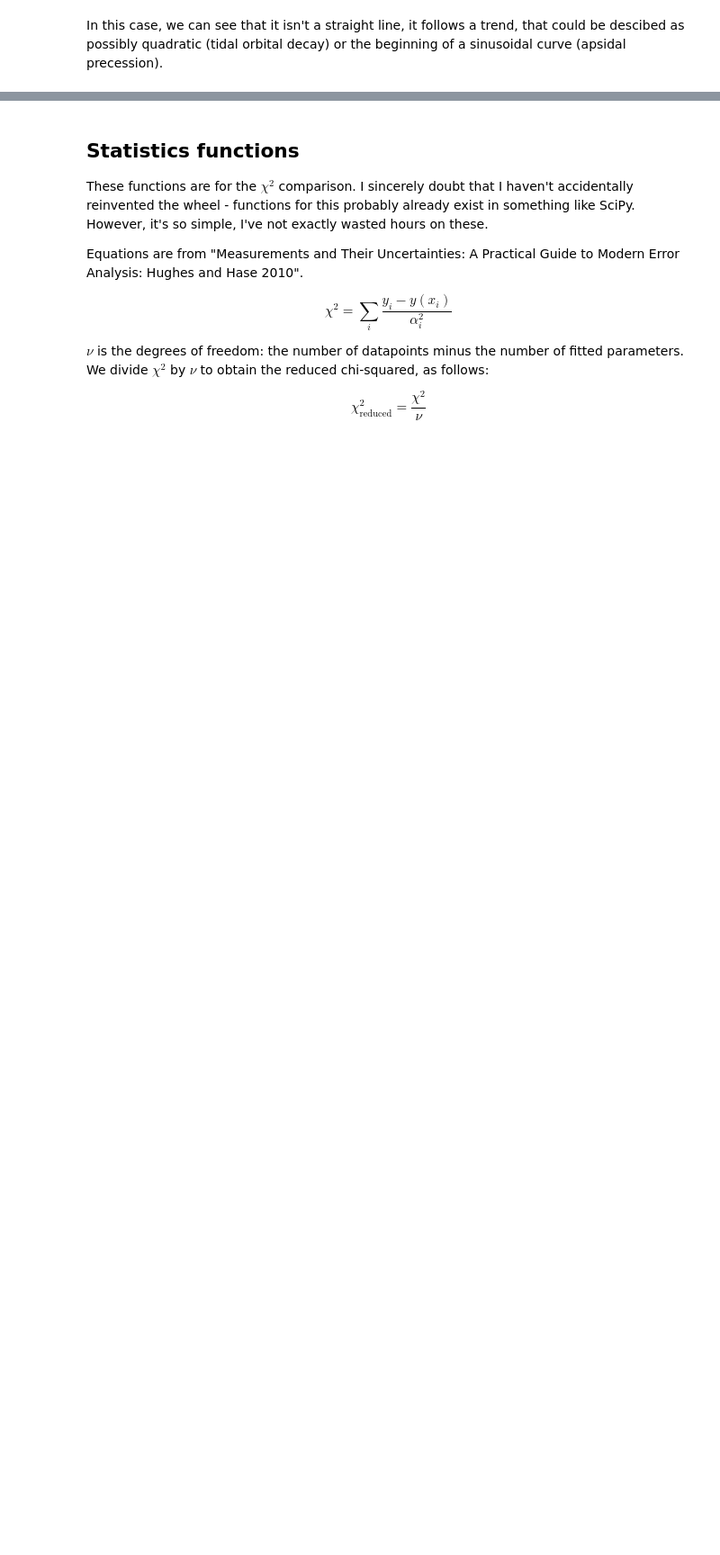
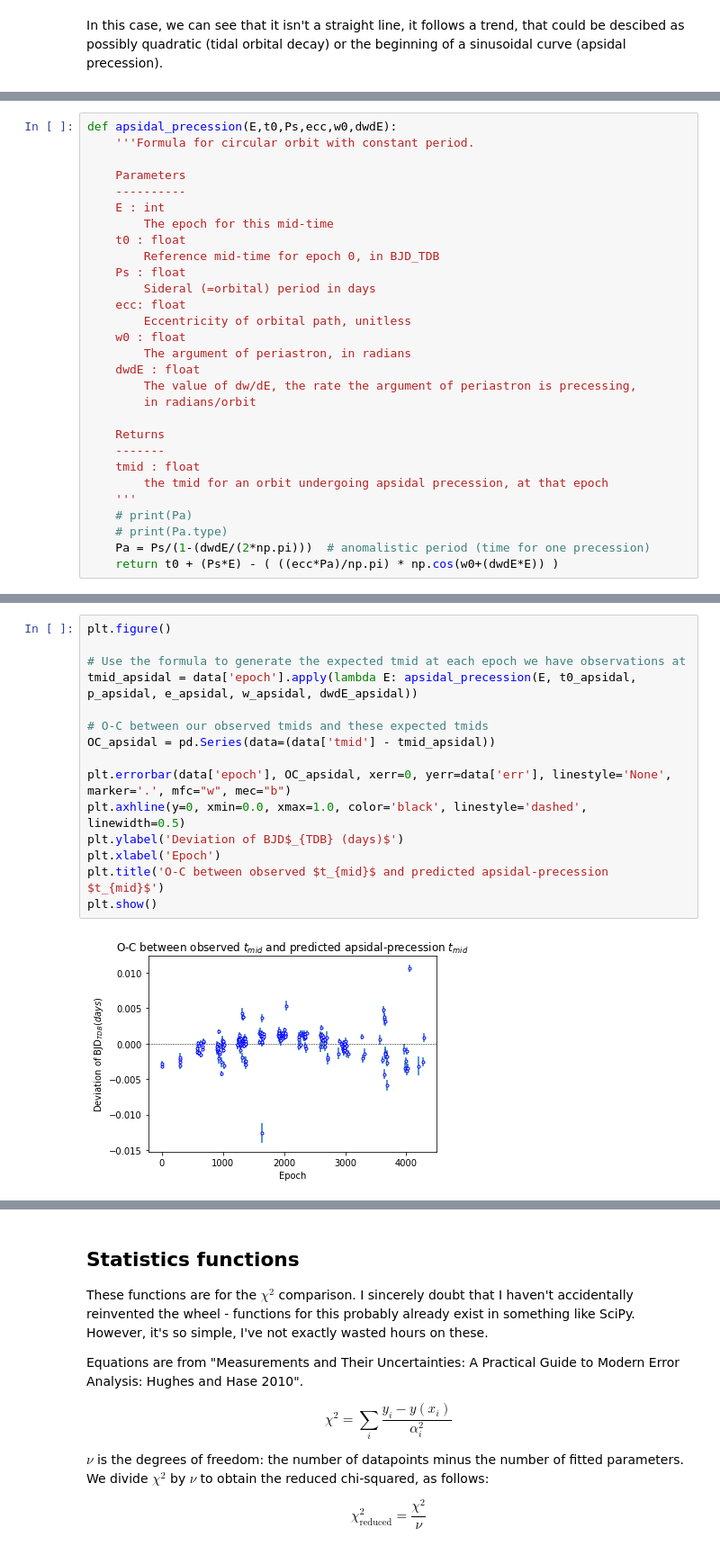
Before and after one commit to ross-dobson/TOTEMS, a Jupyter notebook: TOTEMS.ipynb, the cells around one changed output, grey strips where cells are left out. Shown at 90% size. Saved outputs shown, nothing was run; the diff lists cells and outputs as text; blank space fills up the shorter version.

```diff
--- a/TOTEMS.ipynb
+++ b/TOTEMS.ipynb
@@ -551,0 +661,29 @@ In this case, we can see that it isn't a straight line, it follows a trend, that
+# %%
+def apsidal_precession(E,t0,Ps,ecc,w0,dwdE):
+    '''Formula for circular orbit with constant period.
+
+    Parameters
+    ----------
+    E : int
+        The epoch for this mid-time
+    t0 : float
+        Reference mid-time for epoch 0, in BJD_TDB
+    Ps : float
+        Sideral (=orbital) period in days
+    ecc: float
+        Eccentricity of orbital path, unitless
+    w0 : float
+        The argument of periastron, in radians
+    dwdE : float
+        The value of dw/dE, the rate the argument of periastron is precessing,
+        in radians/orbit
+
+    Returns
+    -------
+    tmid : float
+        the tmid for an orbit undergoing apsidal precession, at that epoch
+    '''
+    # print(Pa)
+    # print(Pa.type)
+    Pa = Ps/(1-(dwdE/(2*np.pi)))  # anomalistic period (time for one precession)
+    return t0 + (Ps*E) - ( ((ecc*Pa)/np.pi) * np.cos(w0+(dwdE*E)) )
@@ -551,0 +741,17 @@ In this case, we can see that it isn't a straight line, it follows a trend, that
+# %%
+plt.figure()
+
+# Use the formula to generate the expected tmid at each epoch we have observations at
+tmid_apsidal = data['epoch'].apply(lambda E: apsidal_precession(E, t0_apsidal, p_apsidal, e_apsidal, w_apsidal, dwdE_apsidal))
+
+# O-C between our observed tmids and these expected tmids
+OC_apsidal = pd.Series(data=(data['tmid'] - tmid_apsidal))
+
+plt.errorbar(data['epoch'], OC_apsidal, xerr=0, yerr=data['err'], linestyle='None', marker='.', mfc="w", mec="b")
+plt.axhline(y=0, xmin=0.0, xmax=1.0, color='black', linestyle='dashed', linewidth=0.5)
+plt.ylabel('Deviation of BJD$_{TDB} (days)$')
+plt.xlabel('Epoch')
+plt.title('O-C between observed $t_{mid}$ and predicted apsidal-precession $t_{mid}$')
+plt.show()
+# %% [output]
+[figure, added]
```
Also changed, not shown: parts of 26 cells of this notebook.
